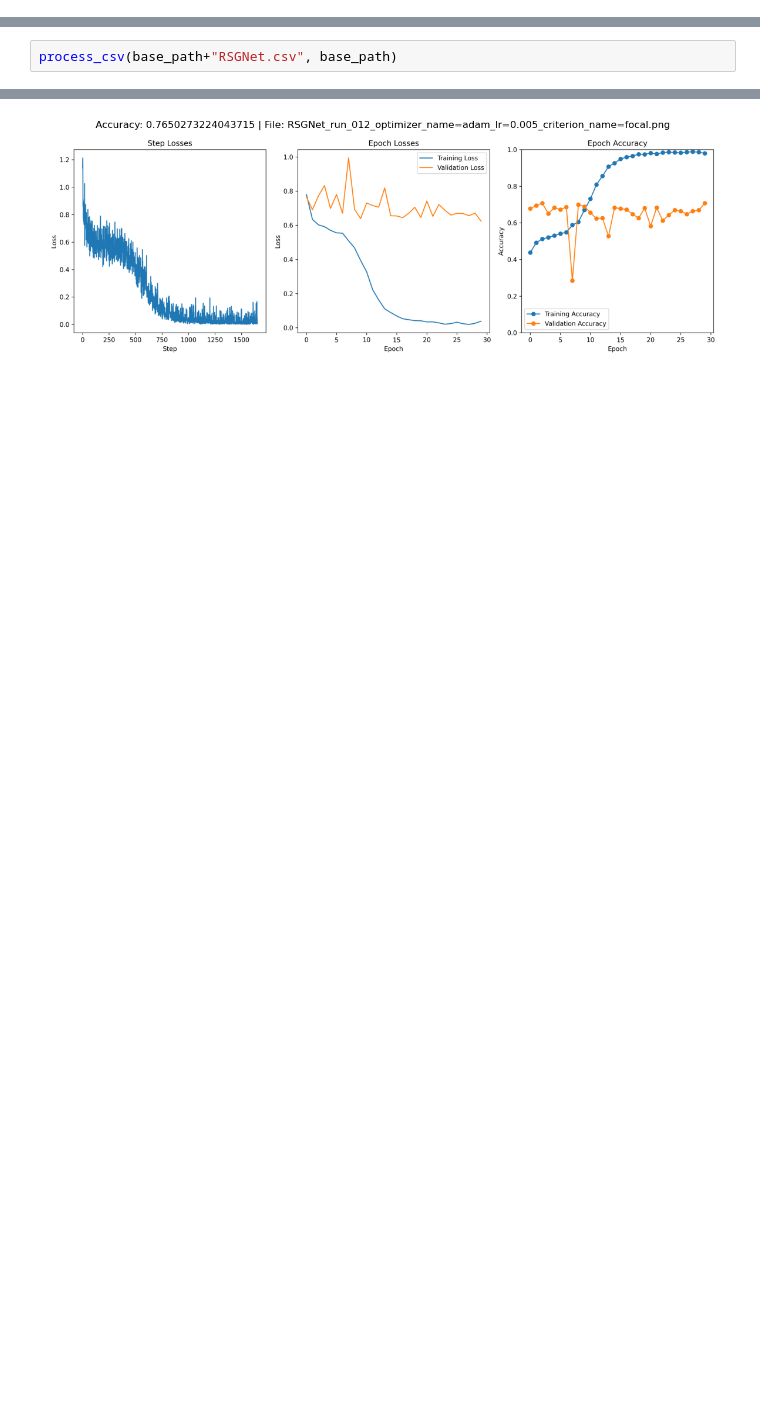
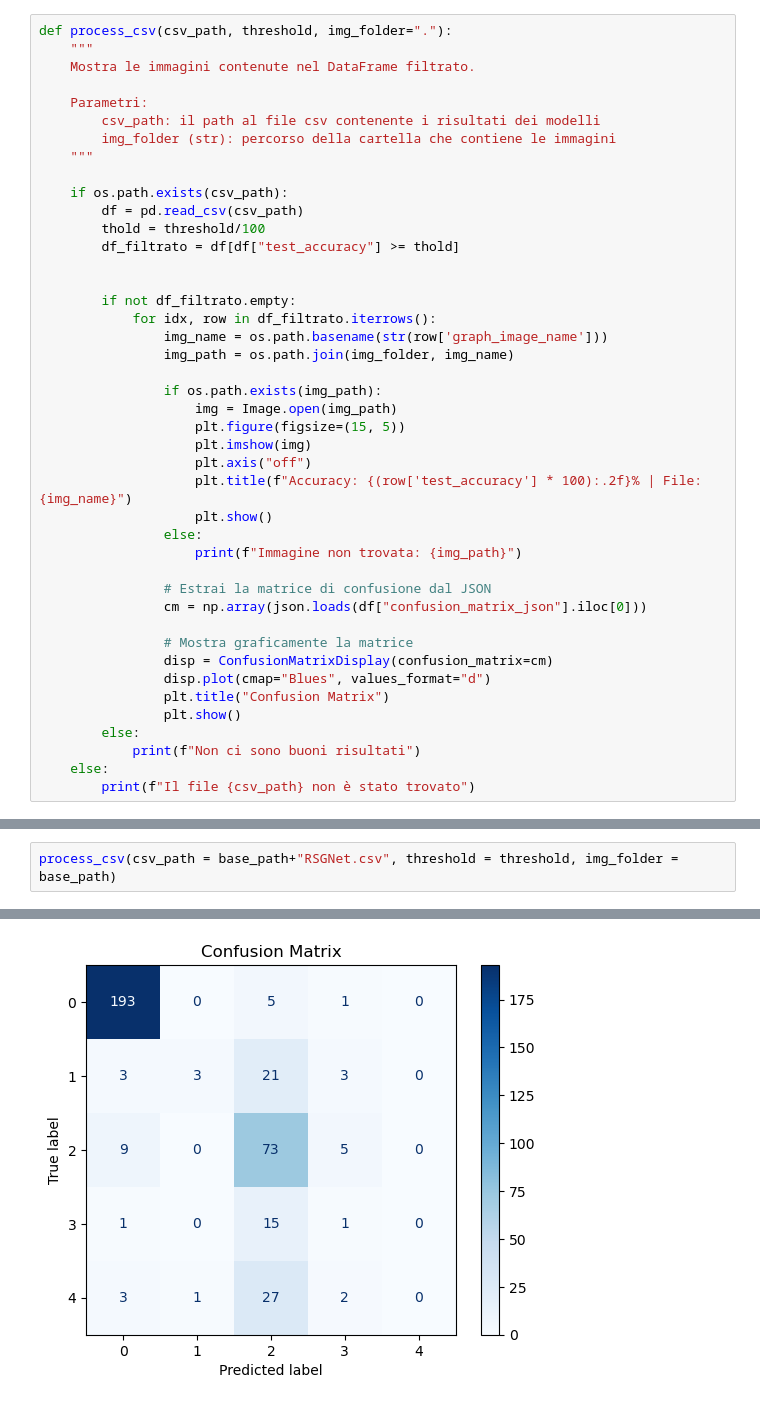
Before and after one commit to filippo-pilutti/DiabeticRetinopathyImageClassification, a Jupyter notebook: ReadResults.ipynb, the cells around one changed output, grey strips where cells are left out. Cells and saved outputs as stored; diff of their text form; blank space fills up the shorter version.

Commit message:
Modified ReadResults.ipynb: added confusion matrix print

```diff
--- a/ReadResults.ipynb
+++ b/ReadResults.ipynb
@@ -41 +12,44 @@ base_path = "C:/Users/simon/Downloads/Results/b64_3500samples/"
+# %%
+def process_csv(csv_path, threshold, img_folder="."):
+    """
+    Mostra le immagini contenute nel DataFrame filtrato.
+
+    Parametri:
+        csv_path: il path al file csv contenente i risultati dei modelli
+        img_folder (str): percorso della cartella che contiene le immagini
+    """
+
+    if os.path.exists(csv_path):
+        df = pd.read_csv(csv_path)
+        thold = threshold/100
+        df_filtrato = df[df["test_accuracy"] >= thold]
+
+
+        if not df_filtrato.empty:
+            for idx, row in df_filtrato.iterrows():
+                img_name = os.path.basename(str(row['graph_image_name']))
+                img_path = os.path.join(img_folder, img_name)
+
+                if os.path.exists(img_path):
+                    img = Image.open(img_path)
+                    plt.figure(figsize=(15, 5))
+                    plt.imshow(img)
+                    plt.axis("off")
+                    plt.title(f"Accuracy: {(row['test_accuracy'] * 100):.2f}% | File: {img_name}")
+                    plt.show()
+                else:
+                    print(f"Immagine non trovata: {img_path}")
+
+                # Estrai la matrice di confusione dal JSON
+                cm = np.array(json.loads(df["confusion_matrix_json"].iloc[0]))
+
+                # Mostra graficamente la matrice
+                disp = ConfusionMatrixDisplay(confusion_matrix=cm)
+                disp.plot(cmap="Blues", values_format="d")
+                plt.title("Confusion Matrix")
+                plt.show()
+        else:
+            print(f"Non ci sono buoni risultati")
+    else:
+        print(f"Il file {csv_path} non è stato trovato")
 # %%
@@ -49,3 +68,3 @@ Il file C:/Users/simon/Downloads/Results/b64_3500samples/vgg16.csv non è stato
 # %%
-process_csv(base_path+"RSGNet.csv", base_path)
+process_csv(csv_path = base_path+"RSGNet.csv", threshold = threshold, img_folder = base_path)
 # %% [output]
@@ -53 +72 @@ process_csv(base_path+"RSGNet.csv", base_path)
-[figure, old version]
+[figure, new version]
```
Also changed, not shown: parts of 8 cells of this notebook.
